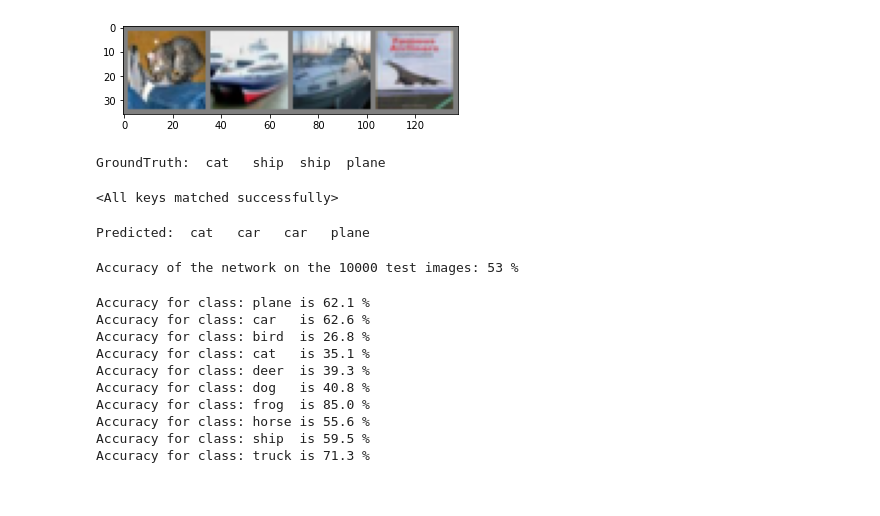
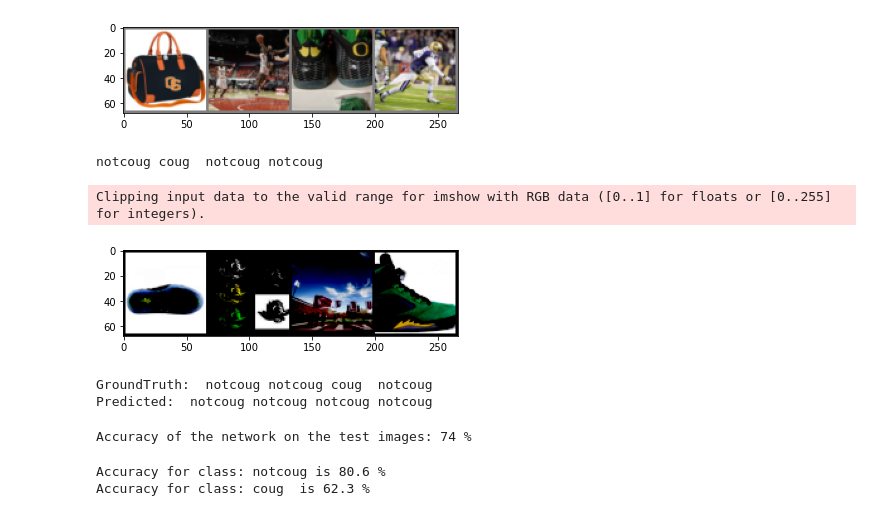
Before and after one commit to fieryWalrus1002/cougnotcoug, a Jupyter notebook: mag_pytorchstuff.ipynb, the cells around one changed output. Cells and saved outputs as stored; diff of their text form; code cells hidden in the pictures.

```diff
--- a/mag_pytorchstuff.ipynb
+++ b/mag_pytorchstuff.ipynb
@@ -203,33 +150,46 @@ PATH = './cifar_net.pth'
 torch.save(net.state_dict(), PATH)
+# %%
+dataiter = iter(train_loader)
 # %%
-dataiter = iter(testloader)
 images, labels = dataiter.next()
-
-# print images
-imshow(torchvision.utils.make_grid(images))
-print('GroundTruth: ', ' '.join(f'{classes[labels[j]]:5s}' for j in range(4)))
+grid = torchvision.utils.make_grid(images).numpy()
+grid = grid / 2 + 0.5
+plt.imshow(np.transpose(grid, (1, 2, 0)))
+plt.show()
+print(' '.join(f'{classes[labels[j]]:5s}' for j in range(BATCH_SIZE)))
 # %% [output]
-[figure, old version]
+[figure, new version]
-GroundTruth:  cat   ship  ship  plane
+notcoug coug  notcoug notcoug
-# %%
-net = Net()
-net.load_state_dict(torch.load(PATH))
-# %% [output]
-<All keys matched successfully>
-# %%
-outputs = net(images)
-_, predicted = torch.max(outputs, 1)
-
-print('Predicted: ', ' '.join(f'{classes[predicted[j]]:5s}'
-                              for j in range(4)))
-# %% [output]
-Predicted:  cat   car   car   plane
+# %%
+net = Net()
+net.load_state_dict(torch.load(PATH))
+
+images, labels = dataiter.next()
+
+grid = torchvision.utils.make_grid(images).numpy()
+
+plt.imshow(np.transpose(grid, (1, 2, 0)))
+plt.show()
+
+# print(' '.join(f'{classes[labels[j]]:5s}' for j in range(BATCH_SIZE)))
+
+outputs = net(images)
+
+_, predicted = torch.max(outputs, 1)
+
+print('GroundTruth: ', ' '.join(f'{classes[labels[j]]:5s}' for j in range(BATCH_SIZE)))
+print('Predicted: ', ' '.join(f'{classes[predicted[j]]:5s}' for j in range(BATCH_SIZE)))
+# %% [output]
+Clipping input data to the valid range for imshow with RGB data ([0..1] for floats or [0..255] for integers).
+[figure, added]
+GroundTruth:  notcoug notcoug coug  notcoug
+Predicted:  notcoug notcoug notcoug notcoug
 # %%
 correct = 0
 total = 0
 # since we're not training, we don't need to calculate the gradients for our outputs
 with torch.no_grad():
-    for data in testloader:
+    for data in test_loader:
         images, labels = data
         # calculate outputs by running images through the network
         outputs = net(images)
@@ -238,9 +198,9 @@ with torch.no_grad():
         total += labels.size(0)
         correct += (predicted == labels).sum().item()
 
-print(f'Accuracy of the network on the 10000 test images: {100 * correct // total} %')
+print(f'Accuracy of the network on the test images: {100 * correct // total} %')
 # %% [output]
-Accuracy of the network on the 10000 test images: 53 %
+Accuracy of the network on the test images: 74 %
 # %%
 # prepare to count predictions for each class
 correct_pred = {classname: 0 for classname in classes}
@@ -248,7 +208,7 @@ total_pred = {classname: 0 for classname in classes}
 
 # again no gradients needed
 with torch.no_grad():
-    for data in testloader:
+    for data in test_loader:
         images, labels = data
         outputs = net(images)
         _, predictions = torch.max(outputs, 1)
@@ -263,13 +223,5 @@ for classname, correct_count in correct_pred.items():
     accuracy = 100 * float(correct_count) / total_pred[classname]
     print(f'Accuracy for class: {classname:5s} is {accuracy:.1f} %')
 # %% [output]
-Accuracy for class: plane is 62.1 %
-Accuracy for class: car   is 62.6 %
-Accuracy for class: bird  is 26.8 %
-Accuracy for class: cat   is 35.1 %
-Accuracy for class: deer  is 39.3 %
-Accuracy for class: dog   is 40.8 %
-Accuracy for class: frog  is 85.0 %
-Accuracy for class: horse is 55.6 %
-Accuracy for class: ship  is 59.5 %
-Accuracy for class: truck is 71.3 %
+Accuracy for class: notcoug is 80.6 %
+Accuracy for class: coug  is 62.3 %
```
Also changed, not shown: parts of 13 cells of this notebook.
